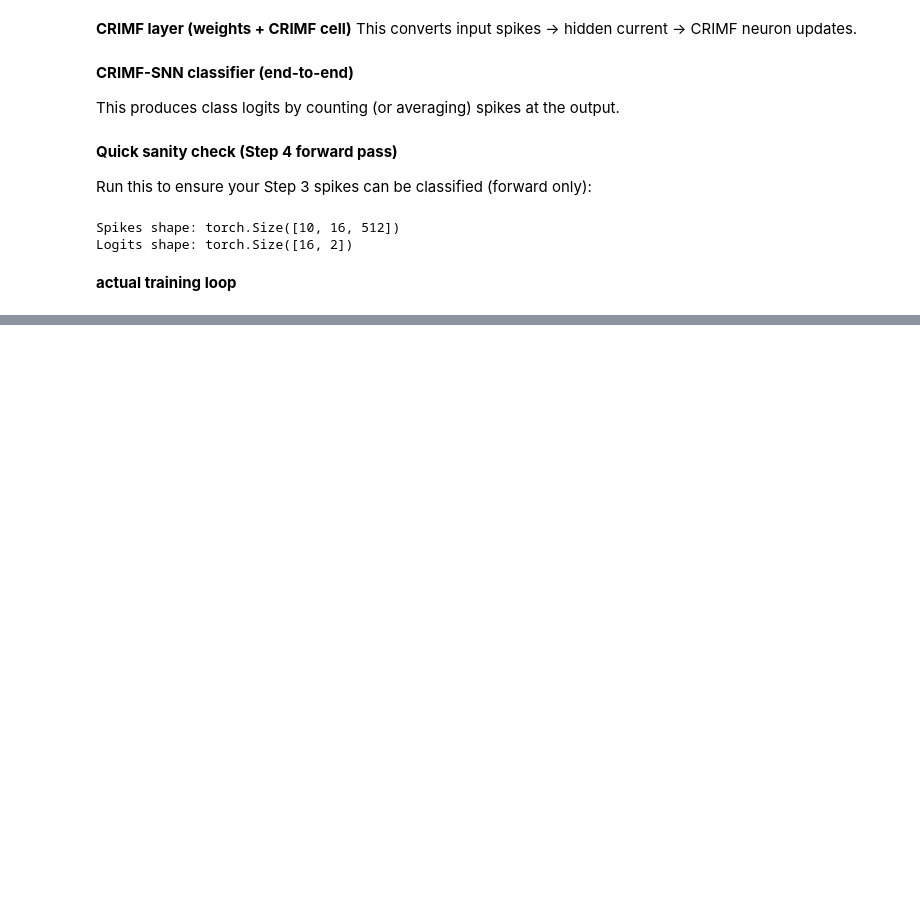
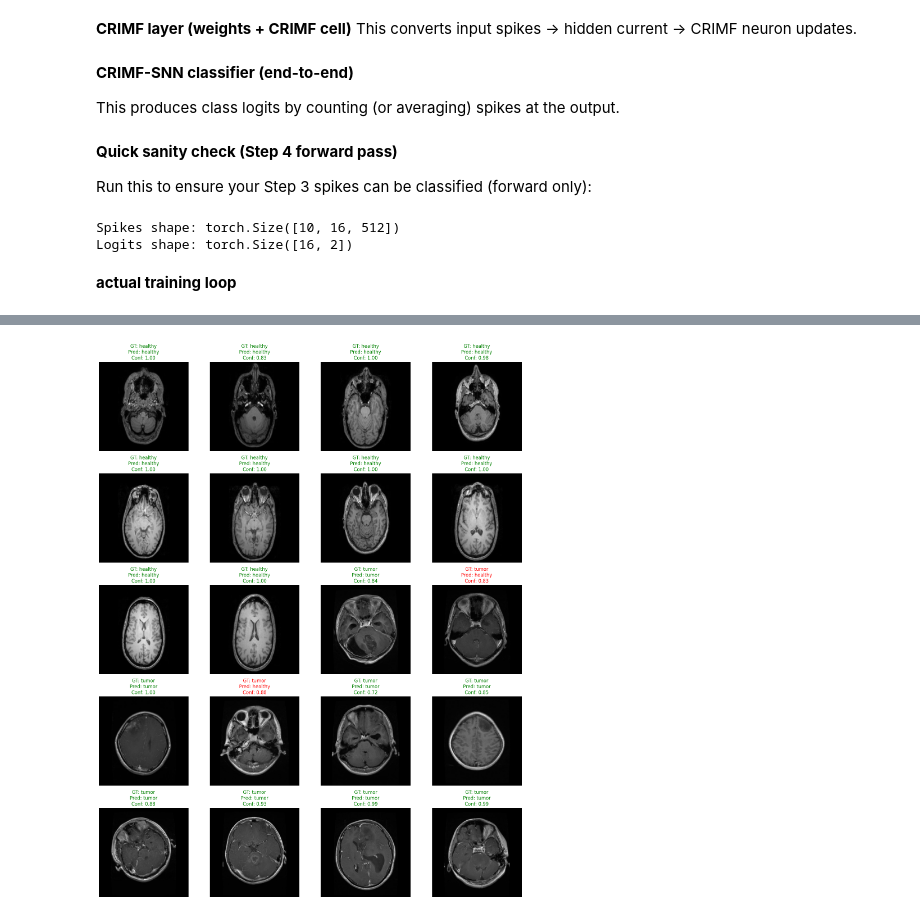
Before and after one commit to avi-nauty/CRIMF-SNN-Project, a Jupyter notebook: crimf-snn-project-draft3.ipynb, the cells around one changed output, grey strips where cells are left out. Drawn from its saved outputs; the diff is of its cells as text; code cells hidden in the pictures; blank space fills up the shorter version.

```diff
--- a/crimf-snn-project-draft3.ipynb
+++ b/crimf-snn-project-draft3.ipynb
@@ -645,0 +850,11 @@ tensor([[10.,  0.],
+# %%
+visualize_balanced_predictions(
+    cnn_feat=cnn_feat,
+    snn_model=model_snn,
+    dataset=test_loader.dataset,
+    device=device,
+    T=10,
+    per_class=10
+)
+# %% [output]
+[figure, added]
```
Also changed, not shown: parts of 16 cells of this notebook.
